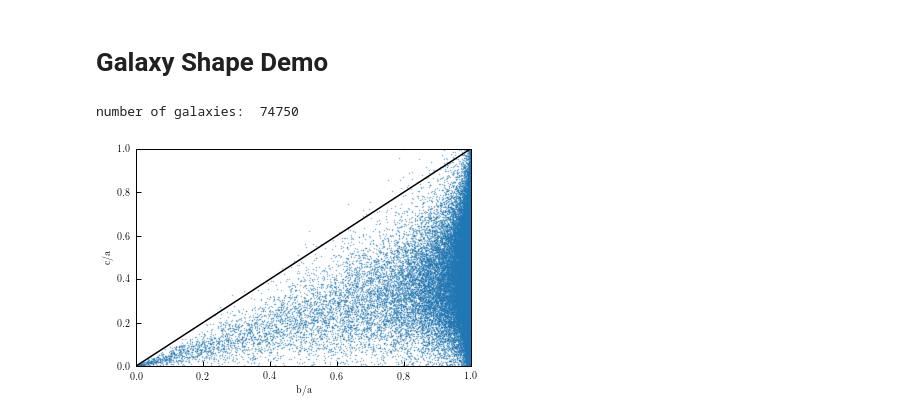
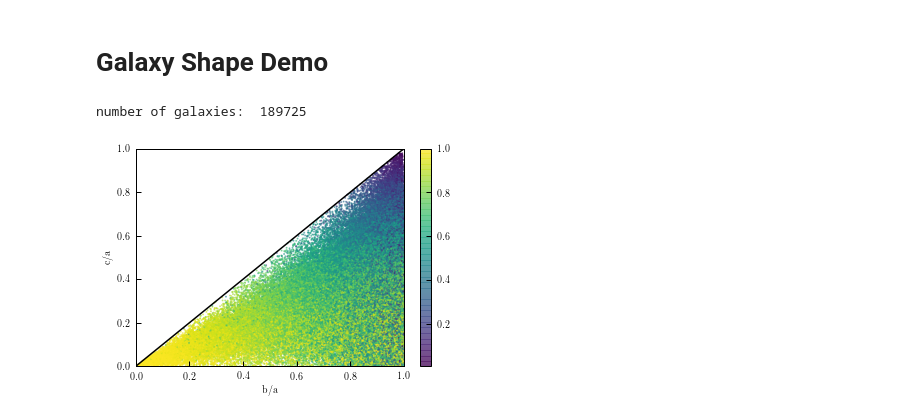
Before and after one commit to duncandc/galaxy_shapes, a Jupyter notebook: shape_models/shape_demo.ipynb, the cells around one changed output. Drawn from its saved outputs; the diff is of its cells as text; code cells hidden in the pictures.

Commit message:
PS08 model working

```diff
--- a/shape_models/shape_demo.ipynb
+++ b/shape_models/shape_demo.ipynb
@@ -13,18 +13,29 @@ from halotools.empirical_models import HodModelFactory
 
 # define the central occupatoion model
 from halotools.empirical_models import TrivialPhaseSpace, Zheng07Cens
-cens_occ_model =  Zheng07Cens()
+cens_occ_model =  Zheng07Cens(threshold = -19)
 cens_prof_model = TrivialPhaseSpace()
 
 # define the satellite occupation model
 from halotools.empirical_models import Zheng07Sats
 from halotools.empirical_models import NFWPhaseSpace, SubhaloPhaseSpace
-sats_occ_model =  Zheng07Sats()
+sats_occ_model =  Zheng07Sats(threshold = -19)
 sats_prof_model = SubhaloPhaseSpace('satellites', np.logspace(10.5, 15.2, 15))
 
-from shape_model_componenets import EllipticalShapes
-cens_shape_model = EllipticalShapes(gal_type = 'centrals')
-sats_shape_model = EllipticalShapes(gal_type = 'satellites')
+# define shape model
+from shape_model_componenets import PS08Shapes
+cens_shape_model = PS08Shapes(gal_type = 'centrals', sample='all', galaxy_type='elliptical')
+sats_shape_model = PS08Shapes(gal_type = 'satellites', sample='all', galaxy_type='elliptical')
+
+#define alignment model
+from intrinsic_alignments.ia_models.ia_model_components import RandomAlignment
+central_orientation_model = RandomAlignment(gal_type='centrals')
+satellite_orientation_model = RandomAlignment(gal_type='satellites')
+
+#projected shapes
+from shape_model_componenets import ProjectedShape
+central_proj_shapes_model = ProjectedShape('centrals')
+satellite_proj_shapes_model = ProjectedShape('satellites')
 
 # combine model components
 model_instance = HodModelFactory(centrals_occupation = cens_occ_model,
@@ -33,30 +44,41 @@ model_instance = HodModelFactory(centrals_occupation = cens_occ_model,
                                  satellites_profile = sats_prof_model,
                                  centrals_galaxy_shape = cens_shape_model,
                                  satellites_galaxy_shape = sats_shape_model,
+                                 centrals_orientation = central_orientation_model,
+                                 satellites_orientation = satellite_orientation_model,
+                                 centrals_proj_shapes = central_proj_shapes_model,
+                                 satellites_proj_shapes = satellite_proj_shapes_model,
                                  model_feature_calling_sequence = (
                                  'centrals_occupation',
                                  'centrals_profile',
                                  'satellites_occupation',
                                  'satellites_profile',
                                  'centrals_galaxy_shape',
-                                 'satellites_galaxy_shape')
+                                 'satellites_galaxy_shape',
+                                 'centrals_orientation',
+                                 'satellites_orientation',
+                                 'centrals_proj_shapes',
+                                 'satellites_proj_shapes')
                                 )
 # %%
 # populate mock catalog
 model_instance.populate_mock(halocat)
 print("number of galaxies: ", len(model_instance.mock.galaxy_table))
 # %% [output]
-number of galaxies:  74750
+number of galaxies:  189725
 # %%
 mock = model_instance.mock.galaxy_table
 # %%
+color = np.array(1-mock['galaxy_projected_b_to_a'])
+
 plt.figure()
-plt.plot(mock['galaxy_b_to_a'], mock['galaxy_c_to_a'], '.', alpha=0.5, ms=1)
+plt.scatter(mock['galaxy_b_to_a'], mock['galaxy_c_to_a'], alpha=0.5, s=1, c=color)
 plt.plot([0,1],[0,1], '-', color='black')
 plt.xlim([0,1])
 plt.ylim([0,1])
 plt.xlabel('b/a')
 plt.ylabel('c/a')
+plt.colorbar()
 plt.show()
 # %% [output]
-[figure, old version]
+[figure, new version]
```
Also changed, not shown: parts of 17 cells of this notebook, 2 other files.
